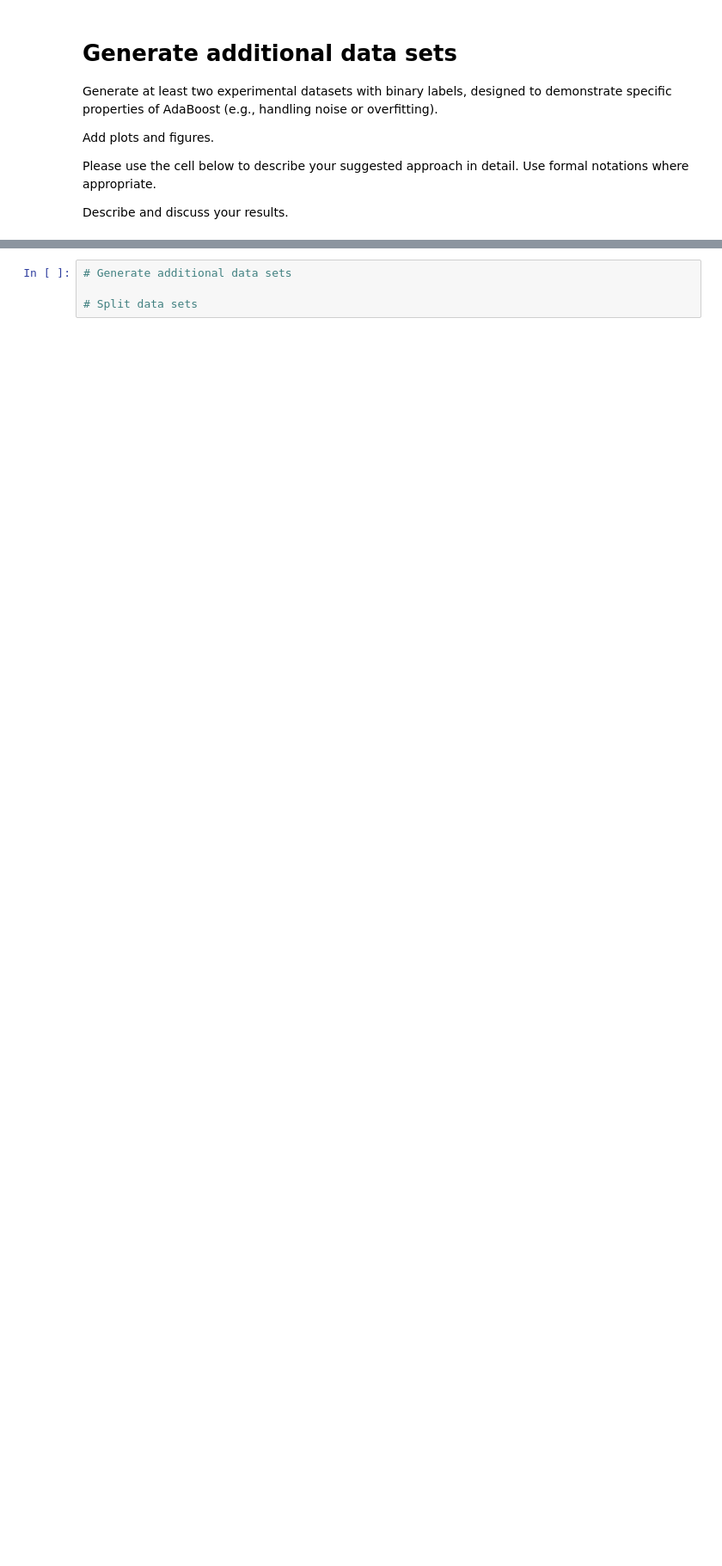
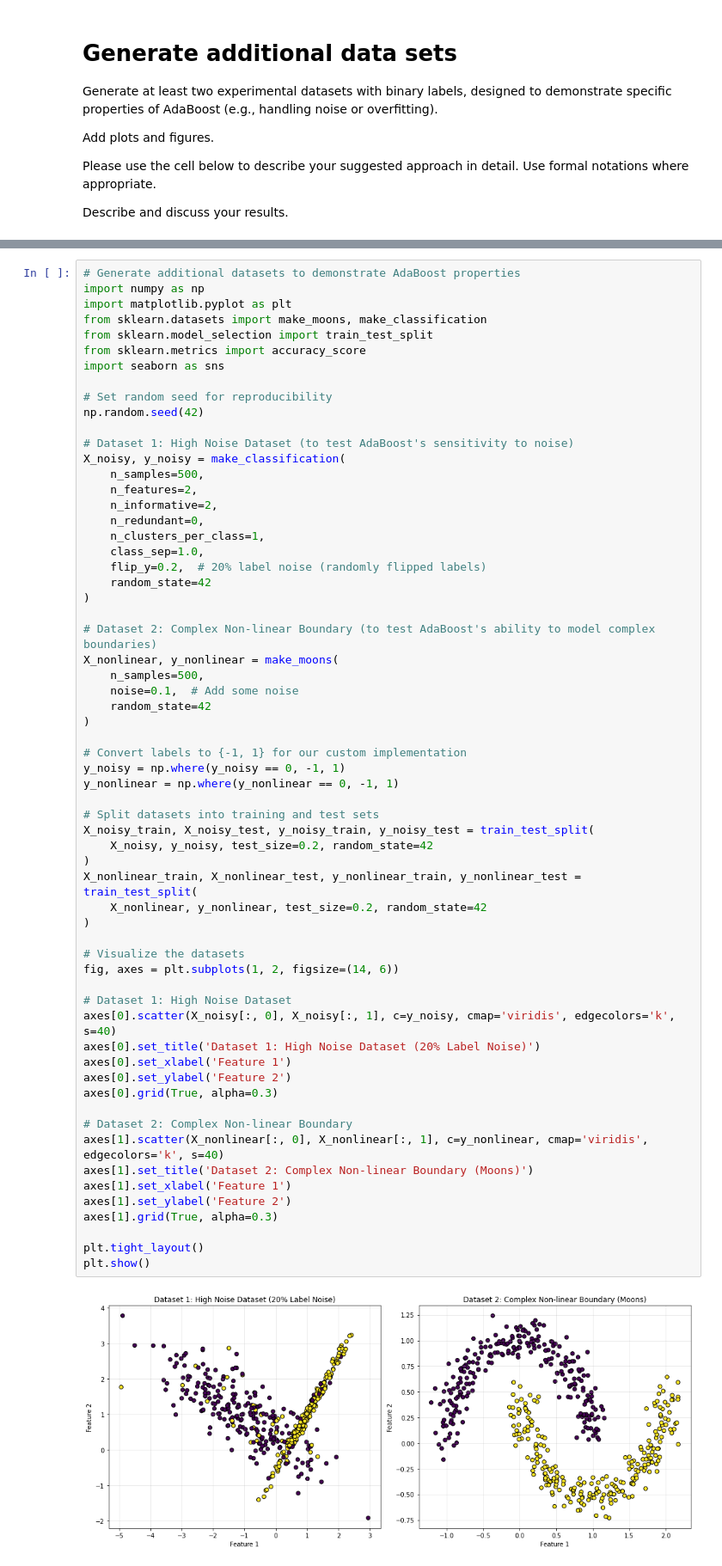
Before and after one commit to OdedHellman/MLDS-Advance-ML, a Jupyter notebook: assignment2/3945_2025B_HW2_Boosting.ipynb, the cells around one changed output, grey strips where cells are left out. Shown at 86% size. Saved outputs shown, nothing was run; the diff lists cells and outputs as text; blank space fills up the shorter version.

```diff
--- a/assignment2/3945_2025B_HW2_Boosting.ipynb
+++ b/assignment2/3945_2025B_HW2_Boosting.ipynb
@@ -151,5 +427,65 @@ Describe and discuss your results.
 # %%
-# Generate additional data sets
+# Generate additional datasets to demonstrate AdaBoost properties
+import numpy as np
+import matplotlib.pyplot as plt
+from sklearn.datasets import make_moons, make_classification
+from sklearn.model_selection import train_test_split
+from sklearn.metrics import accuracy_score
+import seaborn as sns
 
-# Split data sets
+# Set random seed for reproducibility
+np.random.seed(42)
+
+# Dataset 1: High Noise Dataset (to test AdaBoost's sensitivity to noise)
+X_noisy, y_noisy = make_classification(
+    n_samples=500,
+    n_features=2,
+    n_informative=2,
+    n_redundant=0,
+    n_clusters_per_class=1,
+    class_sep=1.0,
+    flip_y=0.2,  # 20% label noise (randomly flipped labels)
+    random_state=42
+)
+
+# Dataset 2: Complex Non-linear Boundary (to test AdaBoost's ability to model complex boundaries)
+X_nonlinear, y_nonlinear = make_moons(
+    n_samples=500,
+    noise=0.1,  # Add some noise
+    random_state=42
+)
+
+# Convert labels to {-1, 1} for our custom implementation
+y_noisy = np.where(y_noisy == 0, -1, 1)
+y_nonlinear = np.where(y_nonlinear == 0, -1, 1)
+
+# Split datasets into training and test sets
+X_noisy_train, X_noisy_test, y_noisy_train, y_noisy_test = train_test_split(
+    X_noisy, y_noisy, test_size=0.2, random_state=42
+)
+X_nonlinear_train, X_nonlinear_test, y_nonlinear_train, y_nonlinear_test = train_test_split(
+    X_nonlinear, y_nonlinear, test_size=0.2, random_state=42
+)
+
+# Visualize the datasets
+fig, axes = plt.subplots(1, 2, figsize=(14, 6))
+
+# Dataset 1: High Noise Dataset
+axes[0].scatter(X_noisy[:, 0], X_noisy[:, 1], c=y_noisy, cmap='viridis', edgecolors='k', s=40)
+axes[0].set_title('Dataset 1: High Noise Dataset (20% Label Noise)')
+axes[0].set_xlabel('Feature 1')
+axes[0].set_ylabel('Feature 2')
+axes[0].grid(True, alpha=0.3)
+
+# Dataset 2: Complex Non-linear Boundary
+axes[1].scatter(X_nonlinear[:, 0], X_nonlinear[:, 1], c=y_nonlinear, cmap='viridis', edgecolors='k', s=40)
+axes[1].set_title('Dataset 2: Complex Non-linear Boundary (Moons)')
+axes[1].set_xlabel('Feature 1')
+axes[1].set_ylabel('Feature 2')
+axes[1].grid(True, alpha=0.3)
+
+plt.tight_layout()
+plt.show()
+# %% [output]
+[figure, added]
 # %%
```
Also changed, not shown: parts of 14 cells of this notebook.
